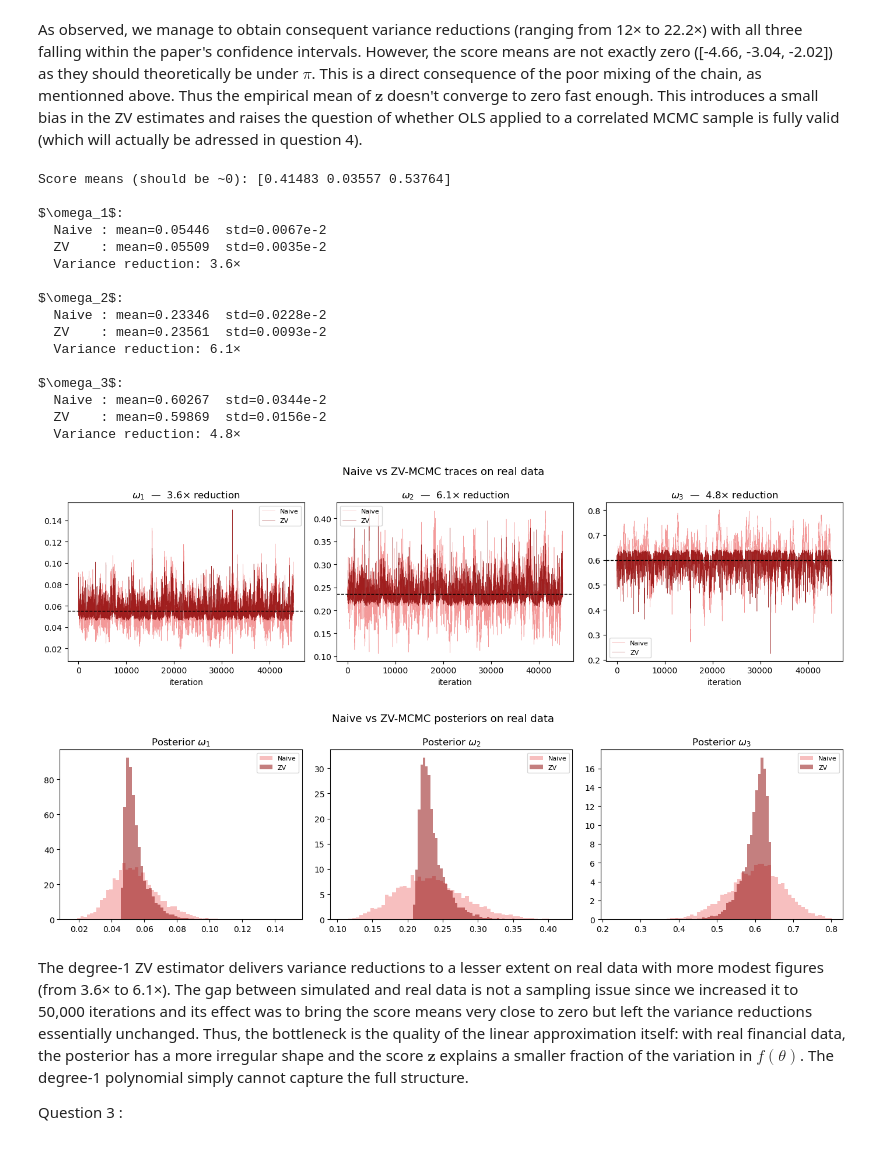
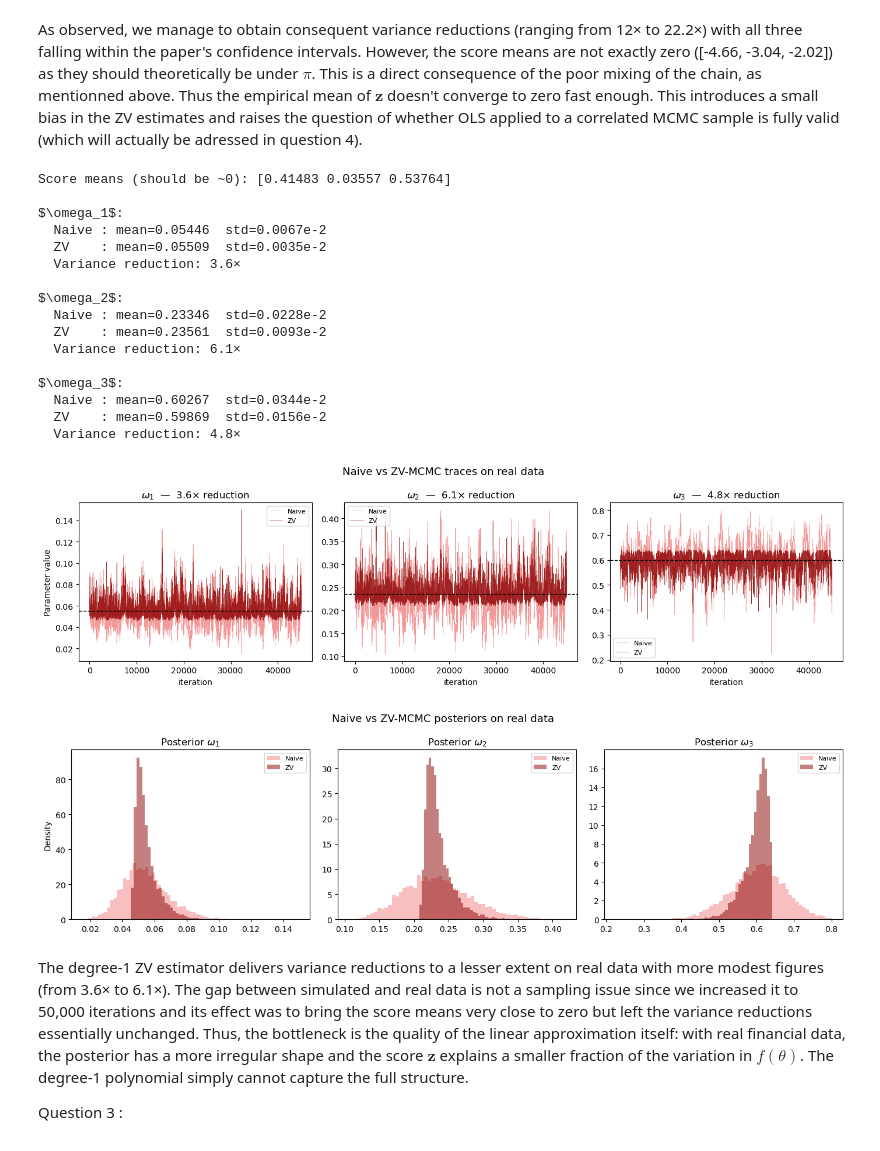
Before and after one commit to ralphndr/Control-variates-for-a-GARCH-model, a Jupyter notebook: src/code.ipynb, the cells around one changed output. Saved outputs shown, nothing was run; the diff lists cells and outputs as text; code cells hidden in the pictures.

```diff
--- a/src/code.ipynb
+++ b/src/code.ipynb
@@ -235,6 +237,10 @@ fig, axes = plt.subplots(2, 3, figsize=(14, 6))
 
 for k in range(3):
     # Trace
+    if k == 0:
+        axes[0, k].set_ylabel('Parameter value')
+        axes[1, k].set_ylabel('Density')
+
     axes[0, k].plot(samples_sim[:, k], lw=0.4, color='lightcoral', alpha=0.8)
     axes[0, k].axhline(true_vals[k], color='r', ls='--', label='true')
     axes[0, k].set_title(f'{labels[k]}')
@@ -271,6 +277,9 @@ def acf(x, max_lag=100):
 fig, axes = plt.subplots(1, 3, figsize=(14, 3))
 for k in range(3):
     a = acf(samples_sim[:, k])
+    if k == 0:
+        axes[k].set_ylabel('Autocorrelation')
+
     axes[k].bar(range(len(a)), a, width=1.0, color='darkred')
     axes[k].set_title(f'ACF {labels[k]}')
     axes[k].set_xlabel('lag')
@@ -348,6 +358,10 @@ print(f'Posterior means: ω₁={samples_real[:,0].mean():.4f},'
 
 fig, axes = plt.subplots(2, 3, figsize=(14, 6))
 for k in range(3):
+    if k == 0:
+        axes[0, k].set_ylabel('Parameter value')
+        axes[1, k].set_ylabel('Density')
+
     axes[0, k].plot(samples_real[:, k], lw=0.4, color='lightcoral', alpha=0.8)
     axes[0, k].set_title(f'{labels[k]}')
     axes[1, k].hist(samples_real[:, k], bins=60, density=True, color='lightcoral', alpha=0.7)
@@ -482,11 +496,13 @@ labels_w = [r'$\omega_1$', r'$\omega_2$', r'$\omega_3$']
 fig, axes = plt.subplots(1, 3, figsize=(14, 4))
 
 for k in range(3):
-    f       = samples_sim[:, k]
+    f = samples_sim[:, k]
     f_tilde = results_sim[k]['f_tilde']
+    if k == 0:
+        axes[k].set_ylabel('Parameter value')
 
-    axes[k].plot(f,       lw=0.4, color='lightcoral', alpha=0.8, label='Naive')
-    axes[k].plot(f_tilde, lw=0.4, color='darkred',    alpha=0.8, label='ZV')
+    axes[k].plot(f, lw=0.4, color='lightcoral', alpha=0.8, label='Naive')
+    axes[k].plot(f_tilde, lw=0.4, color='darkred', alpha=0.8, label='ZV')
     axes[k].axhline(results_sim[k]['zv_mean'], color='k', ls='--', lw=1)
     axes[k].set_title(f'{labels_w[k]}')
     axes[k].set_xlabel('Iteration')
@@ -501,9 +517,12 @@ plt.show()
 
 fig, axes = plt.subplots(1, 3, figsize=(14, 4))
 for k in range(3):
-    f       = samples_sim[:, k]
+    f = samples_sim[:, k]
     f_tilde = results_sim[k]['f_tilde']
-    axes[k].hist(f,       bins=60, density=True, alpha=0.5,
+    if k == 0:
+        axes[k].set_ylabel('Density')
+
+    axes[k].hist(f, bins=60, density=True, alpha=0.5,
                  color='lightcoral', label='Naive')
     axes[k].hist(f_tilde, bins=60, density=True, alpha=0.5,
                  color='darkred',    label='ZV')
@@ -546,10 +565,12 @@ labels_w = [r'$\omega_1$', r'$\omega_2$', r'$\omega_3$']
 
 fig, axes = plt.subplots(1, 3, figsize=(14, 4))
 for k in range(3):
-    f       = samples_real[:, k]
+    f = samples_real[:, k]
     f_tilde = results_real[k]['f_tilde']
-    axes[k].plot(f,       lw=0.4, color='lightcoral', alpha=0.8, label='Naive')
-    axes[k].plot(f_tilde, lw=0.4, color='darkred',    alpha=0.8, label='ZV')
+    if k == 0:
+        axes[k].set_ylabel('Parameter value')
+    axes[k].plot(f, lw=0.4, color='lightcoral', alpha=0.8, label='Naive')
+    axes[k].plot(f_tilde, lw=0.4, color='darkred', alpha=0.8, label='ZV')
     axes[k].axhline(results_real[k]['zv_mean'], color='k', ls='--', lw=1)
     axes[k].set_title(f'{labels_w[k]}  —  {results_real[k]["reduction"]:.1f}× reduction')
     axes[k].set_xlabel('iteration')
@@ -559,37 +580,40 @@ plt.savefig('/Users/ralphnader/Desktop/Github_Projects/Control-variates-for-a-GA
 plt.tight_layout()
 plt.show()
 
 fig, axes = plt.subplots(1, 3, figsize=(14, 4))
 for k in range(3):
-    f       = samples_real[:, k]
+    f = samples_real[:, k]
     f_tilde = results_real[k]['f_tilde']
-    axes[k].hist(f,       bins=60, density=True, alpha=0.5, color='lightcoral', label='Naive')
+    if k == 0:
+        axes[k].set_ylabel('Density')
+
+    axes[k].hist(f, bins=60, density=True, alpha=0.5, color='lightcoral', label='Naive')
     axes[k].hist(f_tilde, bins=60, density=True, alpha=0.5, color='darkred',    label='ZV')
     axes[k].set_title(f'Posterior {labels_w[k]}')
     axes[k].legend(fontsize=8)
 plt.suptitle('Naive vs ZV-MCMC posteriors on real data', fontsize=13)
 plt.tight_layout()
 plt.savefig('/Users/ralphnader/Desktop/Github_Projects/Control-variates-for-a-GARCH-model/img/naive_vs_zvmcmc_realdata.png', dpi=200, bbox_inches='tight')
 plt.show()
 # %% [output]
 Score means (should be ~0): [0.41483 0.03557 0.53764]
 
 $\omega_1$:
   Naive : mean=0.05446  std=0.0067e-2
   ZV    : mean=0.05509  std=0.0035e-2
   Variance reduction: 3.6×
 
 $\omega_2$:
   Naive : mean=0.23346  std=0.0228e-2
   ZV    : mean=0.23561  std=0.0093e-2
   Variance reduction: 6.1×
 
 $\omega_3$:
   Naive : mean=0.60267  std=0.0344e-2
   ZV    : mean=0.59869  std=0.0156e-2
   Variance reduction: 4.8×
-[figure, old version]
+[figure, new version]
-[figure, old version]
+[figure, new version]
 # %% [markdown]
 The degree-1 ZV estimator delivers variance reductions to a lesser extent on real data with more modest figures (from 3.6× to 6.1×). The gap between simulated and real data is not a sampling issue since we increased it to 50,000 iterations and its effect was to bring the score means very close to zero but left the variance reductions essentially unchanged. Thus, the bottleneck is the quality of the linear approximation itself: with real financial data, the posterior has a more irregular shape and the score $\mathbf{z}$ explains a smaller fraction of the variation in $f(\theta)$. The degree-1 polynomial simply cannot capture the full structure.
 
```
Also changed, not shown: parts of 14 cells of this notebook, 11 other files.
